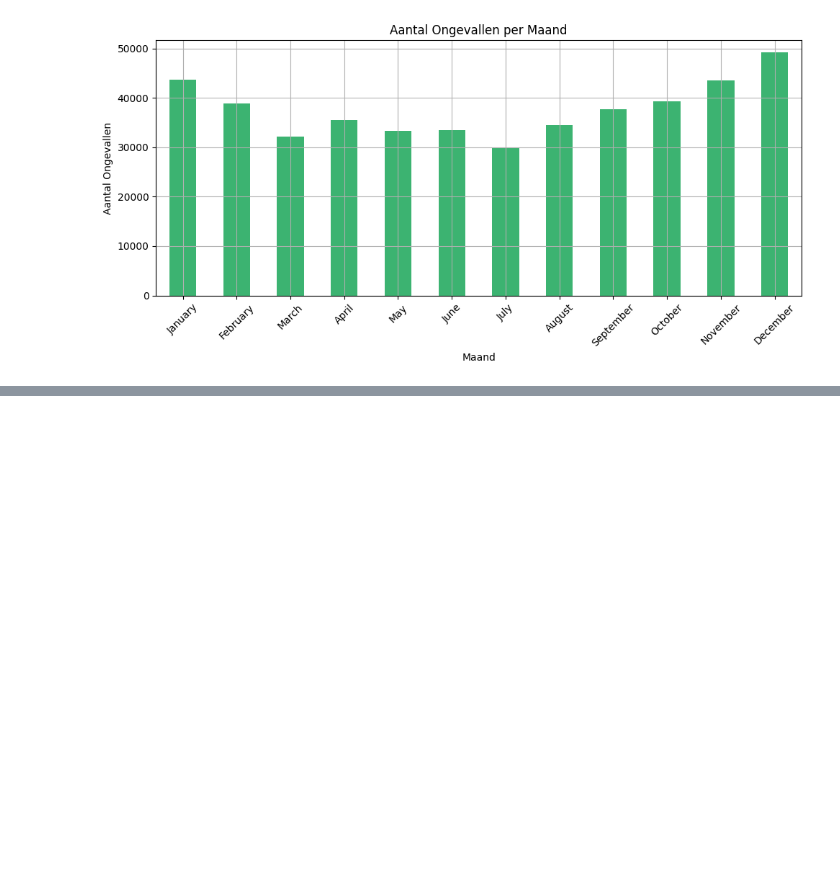
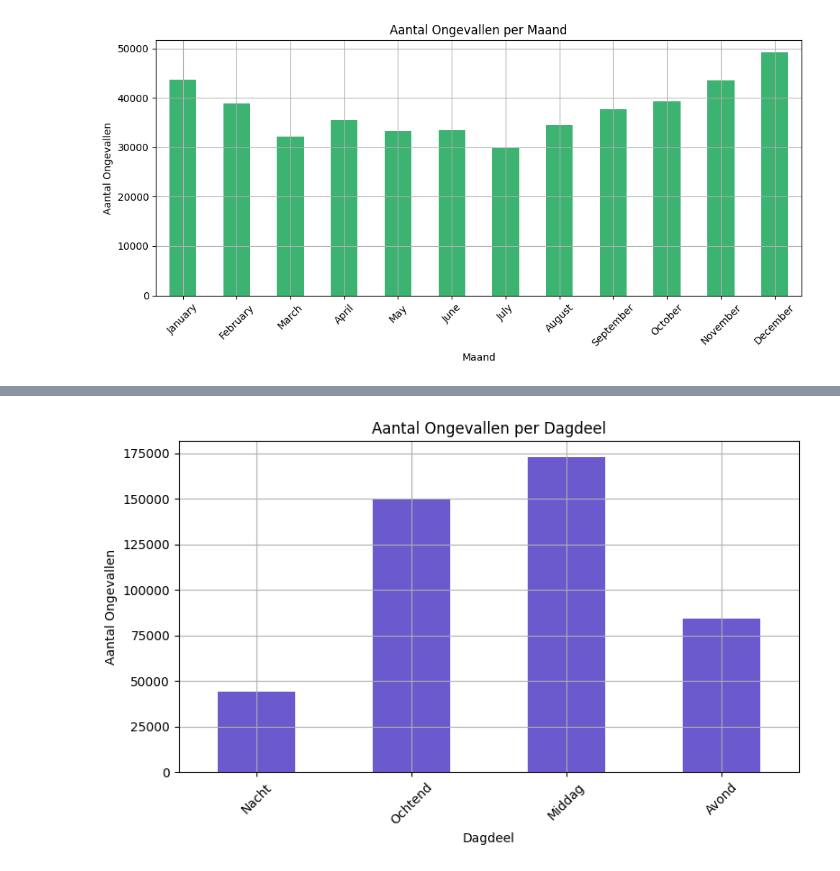
Before and after one commit to inalbekir/Portfolio, a Jupyter notebook: main.ipynb, the cells around one changed output, grey strips where cells are left out. Drawn from its saved outputs; the diff is of its cells as text; code cells hidden in the pictures; blank space fills up the shorter version.

```diff
--- a/main.ipynb
+++ b/main.ipynb
@@ -383,0 +400,19 @@ Dit inzicht toont aan dat seizoen en weersomstandigheden een duidelijke invloed
+# %%
+# Een "Uur" kolom maken uit `Start_Time` kolom
+df['Uur'] = pd.to_datetime(df['Start_Time']).dt.hour
+
+# Dag verdelen in vier
+def dag_verdelen(uur):
+    if uur >= 0 and uur < 6:
+        return 'Nacht'
+    elif uur >= 6 and uur < 12:
+        return 'Ochtend'
+    elif uur >= 12 and uur < 18:
+        return 'Middag'
+    else:
+        return 'Avond'
+
+df['Dagdeel'] = df['Uur'].apply(dag_verdelen)
+
+# Controleren
+df.head()
@@ -383,0 +426,16 @@ Dit inzicht toont aan dat seizoen en weersomstandigheden een duidelijke invloed
+# %%
+# Aantal Ongevallen per dagdeel visualiseren
+plt.figure(figsize=(8, 5))
+df['Dagdeel'].value_counts().loc[['Nacht', 'Ochtend', 'Middag', 'Avond']].plot(kind='bar', color='slateblue')
+
+plt.title("Aantal Ongevallen per Dagdeel")
+plt.xlabel("Dagdeel")
+plt.ylabel("Aantal Ongevallen")
+
+plt.xticks(rotation=45)
+plt.grid(True)
+plt.tight_layout()
+
+plt.show()
+# %% [output]
+[figure, added]
```
Also changed, not shown: parts of 7 cells of this notebook.
